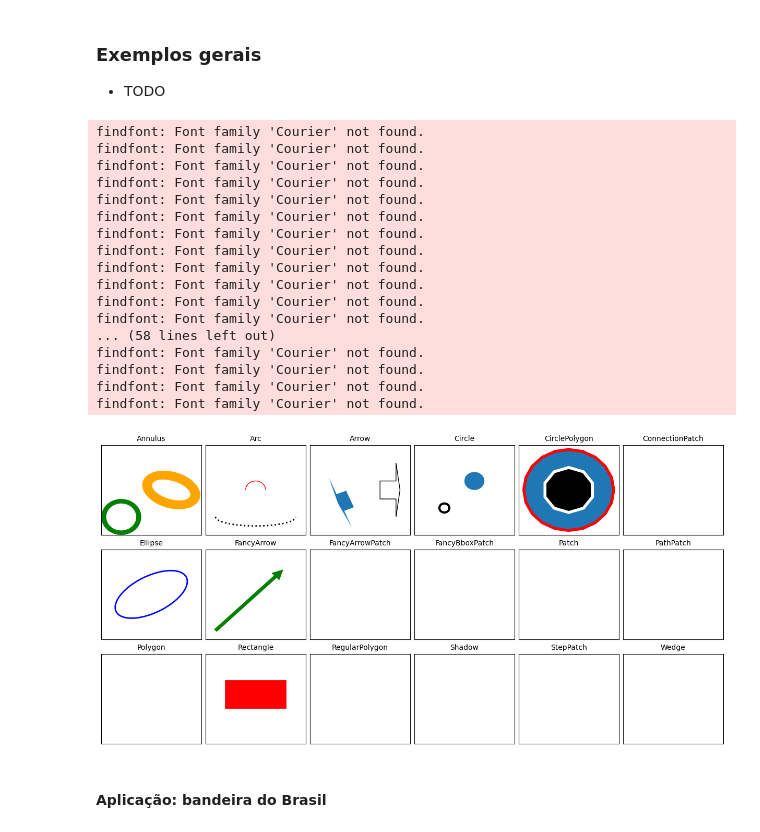
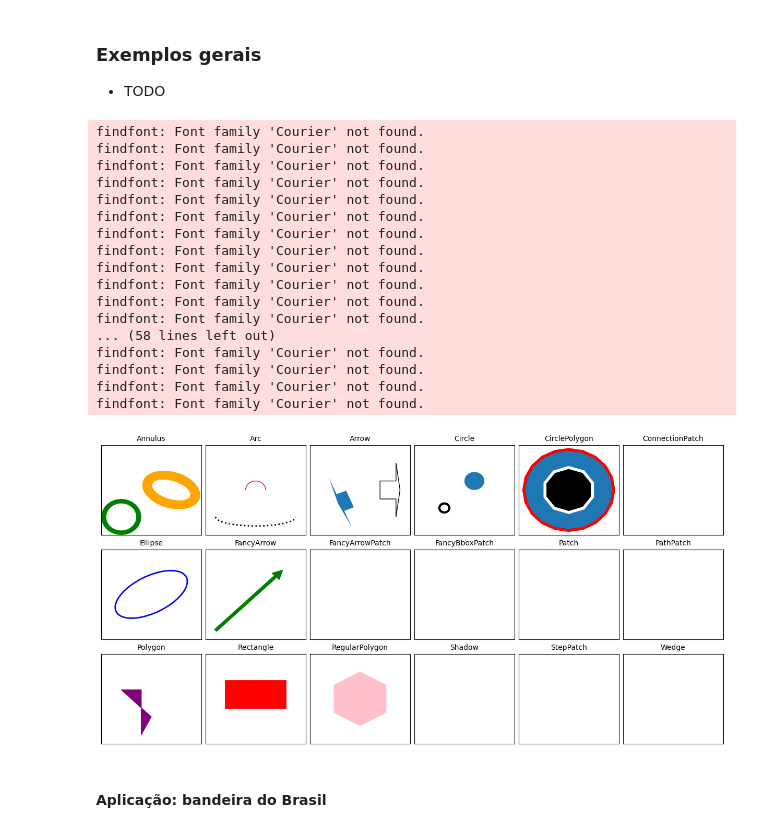
Before and after one commit to gcpeixoto/DATAVIZ, a Jupyter notebook: ipynb/B-quick-guide-matplotlib.ipynb, the cells around one changed output. Saved outputs shown, nothing was run; the diff lists cells and outputs as text; code cells hidden in the pictures.

```diff
--- a/ipynb/B-quick-guide-matplotlib.ipynb
+++ b/ipynb/B-quick-guide-matplotlib.ipynb
@@ -570,36 +568,52 @@ h1 = ptc.FancyArrow(start_point[0], start_point[1],
                                  end_point[0] - start_point[0], end_point[1] - start_point[1],
                                  color='green', width=0.03, head_width=0.1, head_length=0.1)
 
 ax[1,1].add_patch(h1);
 
+# --- POLYGON
+m1 = ptc.Polygon(xy=[(0.5, 0.3), (0.4, 0.1), (0.4, 0.6), (0.2, 0.6)],
+                 closed=True,
+                 color='purple')
+
+ax[2,0].add_patch(m1);
+
 # --- RECTANGLE
-f1 = ptc.Rectangle(xy=(0.2,0.4),
+n1 = ptc.Rectangle(xy=(0.2,0.4),
                     width=0.6,
                     height=0.3,
                     angle=0,
                     color='red',
                     lw=2)
 
-ax[2,1].add_patch(f1);
+ax[2,1].add_patch(n1);
+
+# --- REGULARPOLYGON
+o1 = ptc.RegularPolygon(xy=(0.5, 0.5),
+                        numVertices=6,
+                        radius=0.3,
+                        orientation=0,
+                        color='pink')
+
+ax[2,2].add_patch(o1);
 # %% [output]
 findfont: Font family 'Courier' not found.
 findfont: Font family 'Courier' not found.
 findfont: Font family 'Courier' not found.
 findfont: Font family 'Courier' not found.
 findfont: Font family 'Courier' not found.
 findfont: Font family 'Courier' not found.
 findfont: Font family 'Courier' not found.
 findfont: Font family 'Courier' not found.
 findfont: Font family 'Courier' not found.
 findfont: Font family 'Courier' not found.
 findfont: Font family 'Courier' not found.
 findfont: Font family 'Courier' not found.
 ... (58 lines left out)
 findfont: Font family 'Courier' not found.
 findfont: Font family 'Courier' not found.
 findfont: Font family 'Courier' not found.
 findfont: Font family 'Courier' not found.
-[figure, old version]
+[figure, new version]
 # %% [markdown]
 #### Aplicação: bandeira do Brasil
 # %%
```
Also changed, not shown: parts of 5 cells of this notebook.
